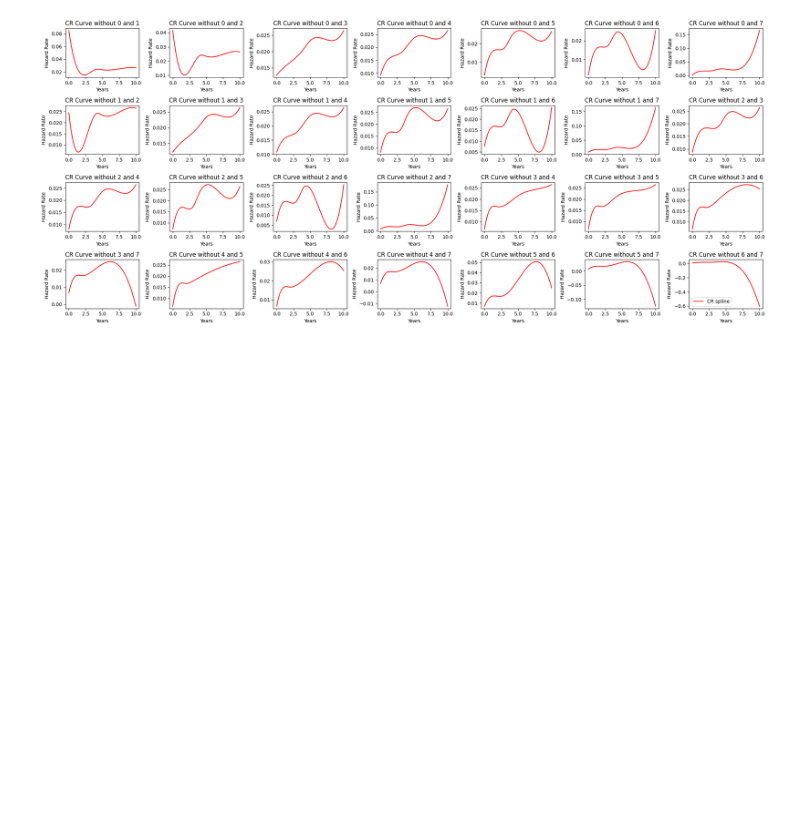
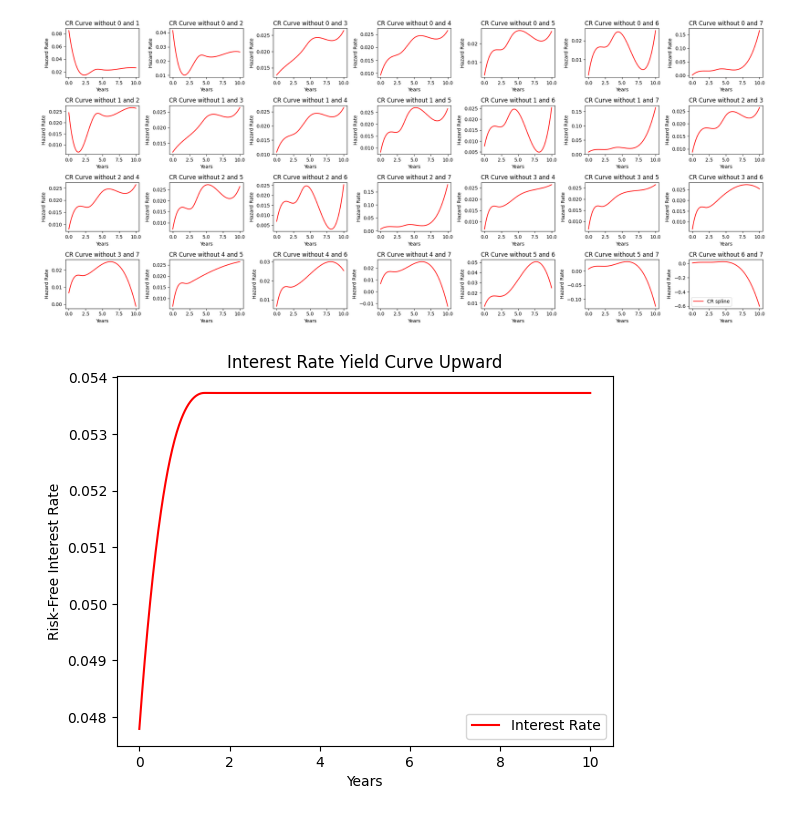
Before and after one commit to kasirajr/tesco-industry-project, a Jupyter notebook: termStructureCurves.ipynb, the cells around one changed output. Saved outputs shown, nothing was run; the diff lists cells and outputs as text; code cells hidden in the pictures; blank space fills up the shorter version.

```diff
--- a/termStructureCurves.ipynb
+++ b/termStructureCurves.ipynb
@@ -85,3 +87,19 @@ plt.savefig('yield_curve_graphs/stat_bootstrap_hazard_rate_2.png')
 plt.show()
 # %% [output]
 [figure]
+# %%
+max_index = np.argmax(ir_termS['rate'])
+ir_termS.loc[max_index:, 'rate'] = ir_termS['rate'][max_index]
+ir_model = extended_cir.InterestRateCIRPP(ir_termS, ir_params['k'][0], ir_params['theta'][0], ir_params['sigma'][0], ir_params['x0'][0])
+x_range = np.linspace(0, 10, 1000)
+y_spline = ir_model.termStructureSpline(x_range)
+
+plt.plot(x_range, y_spline, color='red', label='Interest Rate')
+plt.legend()
+plt.xlabel('Years')
+plt.ylabel('Risk-Free Interest Rate')
+plt.title("Interest Rate Yield Curve Upward")
+plt.savefig('yield_curve_graphs/risk_free_rate_upward_curve.png')
+plt.show()
+# %% [output]
+[figure, added]
```
Also changed, not shown: parts of 2 cells of this notebook, 2 other files.
